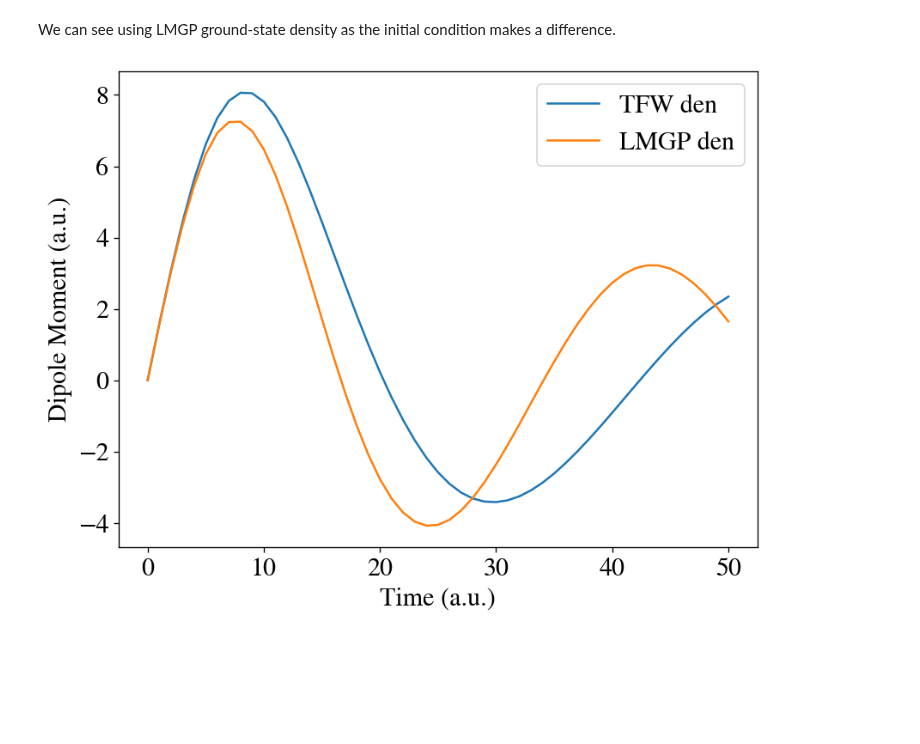
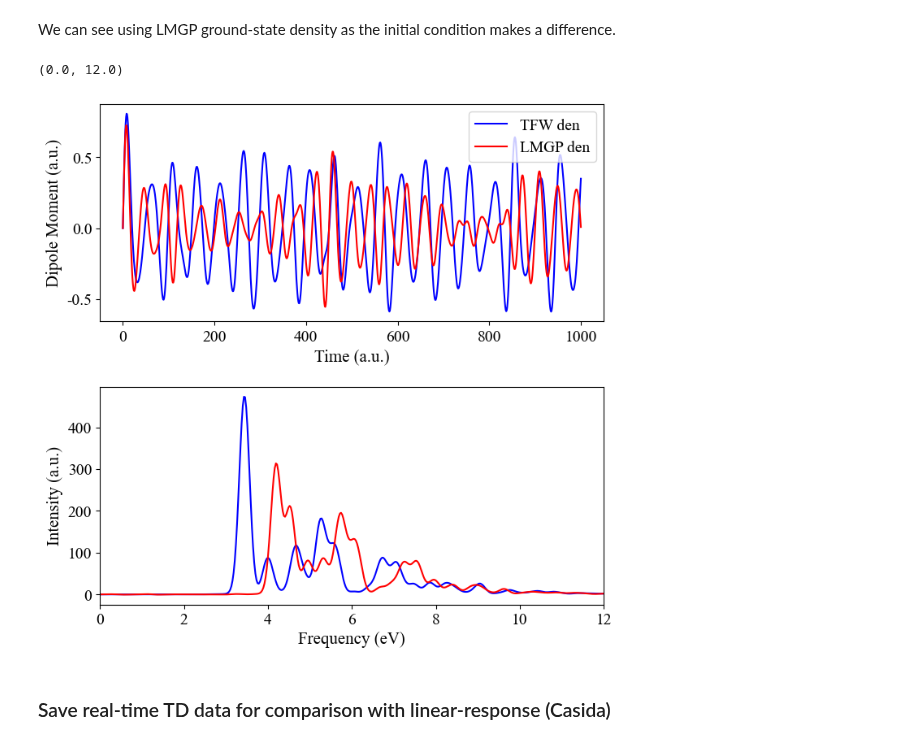
Before and after one commit to Quantum-MultiScale/DFTpy, a Jupyter notebook: examples/notebooks/td-ofdft-tutorial.ipynb, the cells around one changed output. Cells and saved outputs as stored; diff of their text form; code cells hidden in the pictures; blank space fills up the shorter version.

```diff
--- a/examples/notebooks/td-ofdft-tutorial.ipynb
+++ b/examples/notebooks/td-ofdft-tutorial.ipynb
@@ -362,13 +392,33 @@ runner2c()
 False
 # %% [markdown]
 We can see using LMGP ground-state density as the initial condition makes a difference.
-# %%
-t = np.linspace(0, interval * max_steps, max_steps + 1)
-plt.plot(t, [mu[0] for mu in runner2.dipole], label='TFW den')
-plt.plot(t, [mu[0] for mu in runner2c.dipole], label='LMGP den')
-plt.xlabel('Time (a.u.)')
-plt.ylabel('Dipole Moment (a.u.)')
-plt.legend()
-plt.show()
-# %% [output]
-[figure, removed]
+# %%
+t = np.linspace(0, interval * max_steps, max_steps + 1)
+delta_mu2 = np.asarray([mu[0] for mu in runner2.dipole])
+omega2, spectra2 = calc_spectra_mu(delta_mu2, interval, kick=k, sigma=1e-05)
+freq2 = omega2 * Units.Ha
+
+delta_mu2c = np.asarray([mu[0] for mu in runner2c.dipole])
+omega2c, spectra2c = calc_spectra_mu(delta_mu2c, interval, kick=k, sigma=1e-05)
+freq2c = omega2c * Units.Ha
+
+fig = plt.figure(figsize=(8,8))
+gs = fig.add_gridspec(2, hspace=0.3)
+axs = gs.subplots()
+
+axs[0].plot(t, delta_mu2, color='blue', label='TFW den')
+axs[0].plot(t, delta_mu2c, color='red', label='LMGP den')
+axs[0].set_xlabel('Time (a.u.)')
+axs[0].set_ylabel('Dipole Moment (a.u.)')
+axs[0].legend()
+
+axs[1].plot(freq2, spectra2, color='blue')
+axs[1].plot(freq2c, spectra2c, color='red')
+axs[1].set_xlabel('Frequency (eV)')
+axs[1].set_ylabel('Intensity (a.u.)')
+axs[1].set_xlim(0, 12)
+# %% [output]
+(0.0, 12.0)
+[figure, added]
+# %% [markdown]
+### Save real-time TD data for comparison with linear-response (Casida)
```
Also changed, not shown: parts of 14 cells of this notebook, 4 other files.
